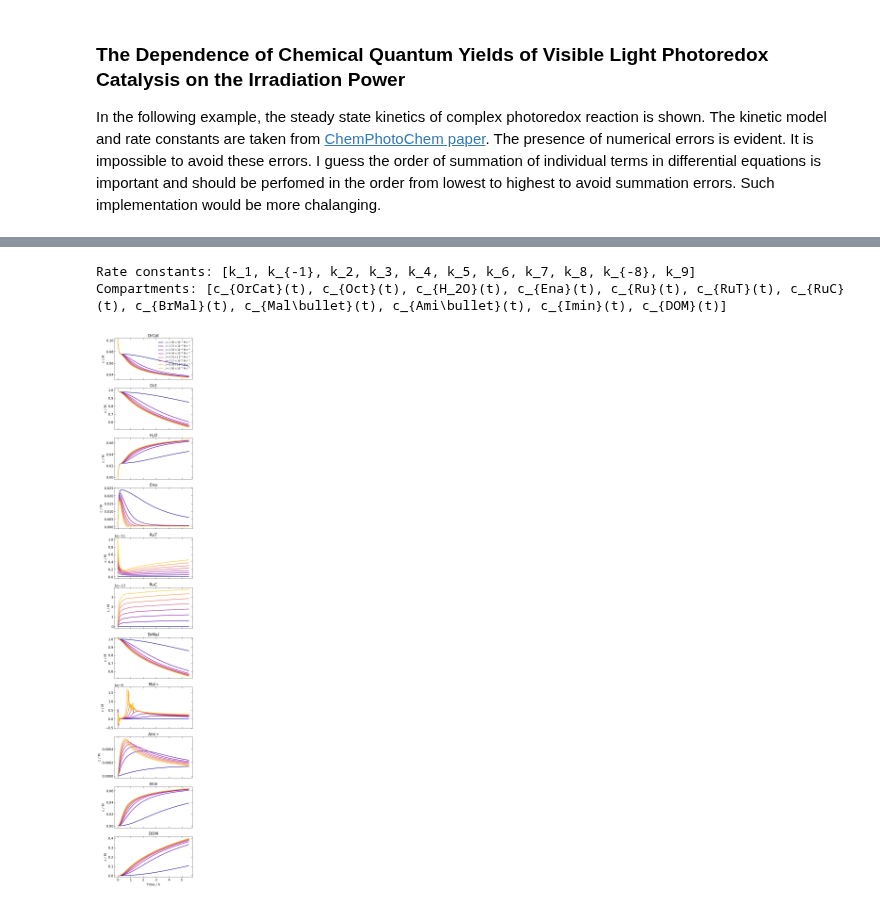
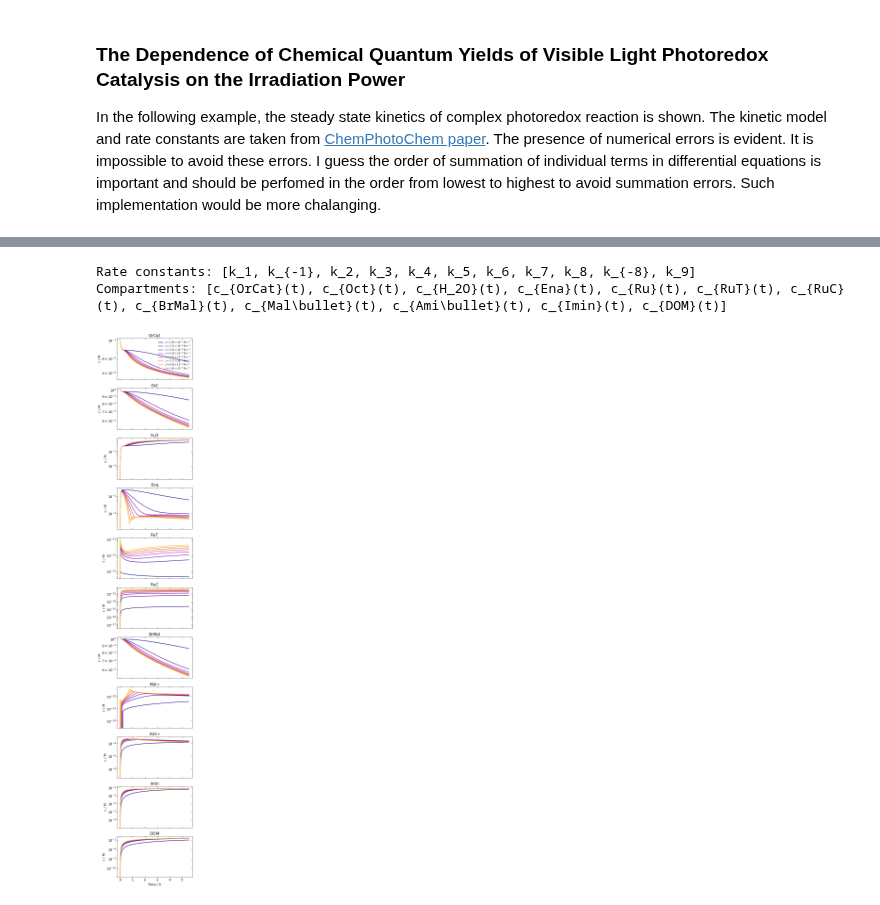
Before and after one commit to dmadea/Photo-Kinetic-Simulator, a Jupyter notebook: Simulator.ipynb, the cells around one changed output, grey strips where cells are left out. Drawn from its saved outputs; the diff is of its cells as text; code cells hidden in the pictures.

```diff
--- a/Simulator.ipynb
+++ b/Simulator.ipynb
@@ -555,6 +547,6 @@ print(f"Compartments: {model.symbols['compartments']}")
 rate_constants = [ 8e-4, 0.1, 1e6, 1e7, 2.7e7, 1e8, 0.08, 8e9, 1, 0.3, 103 ]
 init = [ 0.1, 1, 0,  0, 2.5e-3, 0, 0, 1, 0, 0, 0, 0]
 
-model.simulate_model(rate_constants, init, t_max=2e4, flux=np.linspace(1e-7, 1e-5, 8), l=1, epsilon=1.5e4, plot_separately=True, yscale='linear',
-                    constant_compartments=['Ru'], ODE_solver='LSODA', t_points=1e4)
+model.simulate_model(rate_constants, init, t_max=2e4, flux=np.linspace(1e-7, 1e-5, 8), l=1, epsilon=1.5e4, plot_separately=True, yscale='log',
+                    constant_compartments=['Ru'], ODE_solver='BDF', t_points=1e4, precise_simulation=True)
 # %% [output]
@@ -563,3 +553,3 @@ model.simulate_model(rate_constants, init, t_max=2e4, flux=np.linspace(1e-7, 1e-
 Rate constants: [k_1, k_{-1}, k_2, k_3, k_4, k_5, k_6, k_7, k_8, k_{-8}, k_9]
 Compartments: [c_{OrCat}(t), c_{Oct}(t), c_{H_2O}(t), c_{Ena}(t), c_{Ru}(t), c_{RuT}(t), c_{RuC}(t), c_{BrMal}(t), c_{Mal\bullet}(t), c_{Ami\bullet}(t), c_{Imin}(t), c_{DOM}(t)]
-[figure, old version]
+[figure, new version]
```
Also changed, not shown: parts of 6 cells of this notebook, 1 other file.
